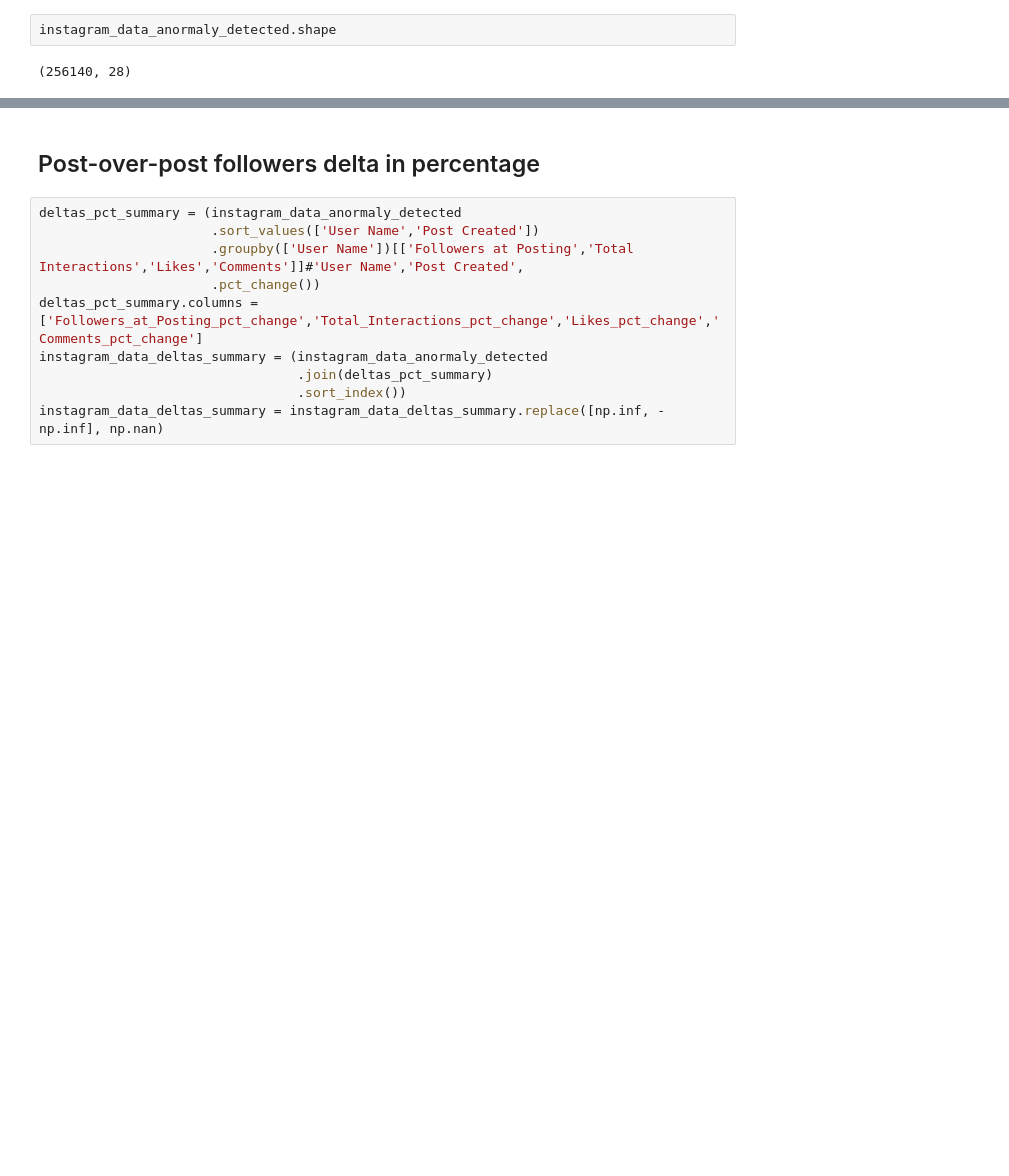
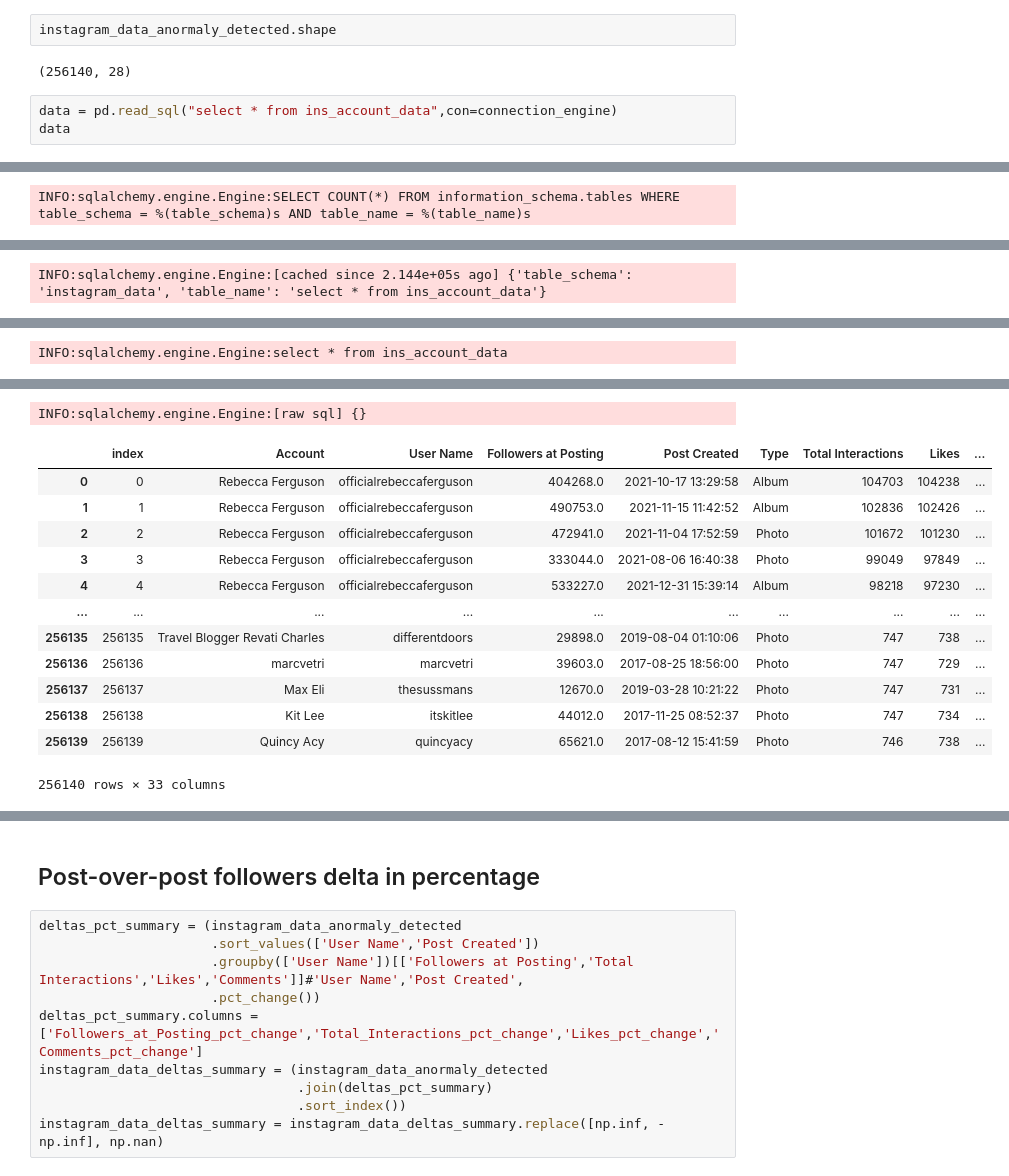
Before and after one commit to anarlewang/MRKT---Instagram-Account-Analysis, a Jupyter notebook: instagram_followers_growth%_forecast.ipynb, the cells around one changed output, grey strips where cells are left out. Cells and saved outputs as stored; diff of their text form; blank space fills up the shorter version.

```diff
--- a/instagram_followers_growth%_forecast.ipynb
+++ b/instagram_followers_growth%_forecast.ipynb
@@ -580,3 +580,7 @@ Index(['Account', 'User Name', 'Followers at Posting', 'Post Created', 'Type',
 instagram_data_anormaly_detected.shape
 # %% [output]
 (256140, 28)
+# %%
+data = pd.read_sql("select * from ins_account_data",con=connection_engine)
+data
+# %% [output]
@@ -582,0 +588 @@ instagram_data_anormaly_detected.shape
+INFO:sqlalchemy.engine.Engine:SELECT COUNT(*) FROM information_schema.tables WHERE table_schema = %(table_schema)s AND table_name = %(table_name)s
@@ -582,0 +590 @@ instagram_data_anormaly_detected.shape
+INFO:sqlalchemy.engine.Engine:[cached since 2.144e+05s ago] {'table_schema': 'instagram_data', 'table_name': 'select * from ins_account_data'}
@@ -582,0 +592 @@ instagram_data_anormaly_detected.shape
+INFO:sqlalchemy.engine.Engine:select * from ins_account_data
@@ -582,0 +594,14 @@ instagram_data_anormaly_detected.shape
+INFO:sqlalchemy.engine.Engine:[raw sql] {}
+|  | index | Account | User Name | Followers at Posting | Post Created | Type | Total Interactions | Likes | ... |
+| 0 | 0 | Rebecca Ferguson | officialrebeccaferguson | 404268.0 | 2021-10-17 13:29:58 | Album | 104703 | 104238 | ... |
+| 1 | 1 | Rebecca Ferguson | officialrebeccaferguson | 490753.0 | 2021-11-15 11:42:52 | Album | 102836 | 102426 | ... |
+| 2 | 2 | Rebecca Ferguson | officialrebeccaferguson | 472941.0 | 2021-11-04 17:52:59 | Photo | 101672 | 101230 | ... |
+| 3 | 3 | Rebecca Ferguson | officialrebeccaferguson | 333044.0 | 2021-08-06 16:40:38 | Photo | 99049 | 97849 | ... |
+| 4 | 4 | Rebecca Ferguson | officialrebeccaferguson | 533227.0 | 2021-12-31 15:39:14 | Album | 98218 | 97230 | ... |
+| ... | ... | ... | ... | ... | ... | ... | ... | ... | ... |
+| 256135 | 256135 | Travel Blogger Revati Charles | differentdoors | 29898.0 | 2019-08-04 01:10:06 | Photo | 747 | 738 | ... |
+| 256136 | 256136 | marcvetri | marcvetri | 39603.0 | 2017-08-25 18:56:00 | Photo | 747 | 729 | ... |
+| 256137 | 256137 | Max Eli | thesussmans | 12670.0 | 2019-03-28 10:21:22 | Photo | 747 | 731 | ... |
+| 256138 | 256138 | Kit Lee | itskitlee | 44012.0 | 2017-11-25 08:52:37 | Photo | 747 | 734 | ... |
+| 256139 | 256139 | Quincy Acy | quincyacy | 65621.0 | 2017-08-12 15:41:59 | Photo | 746 | 738 | ... |
+256140 rows × 33 columns
```
Also changed, not shown: parts of 11 cells of this notebook.
